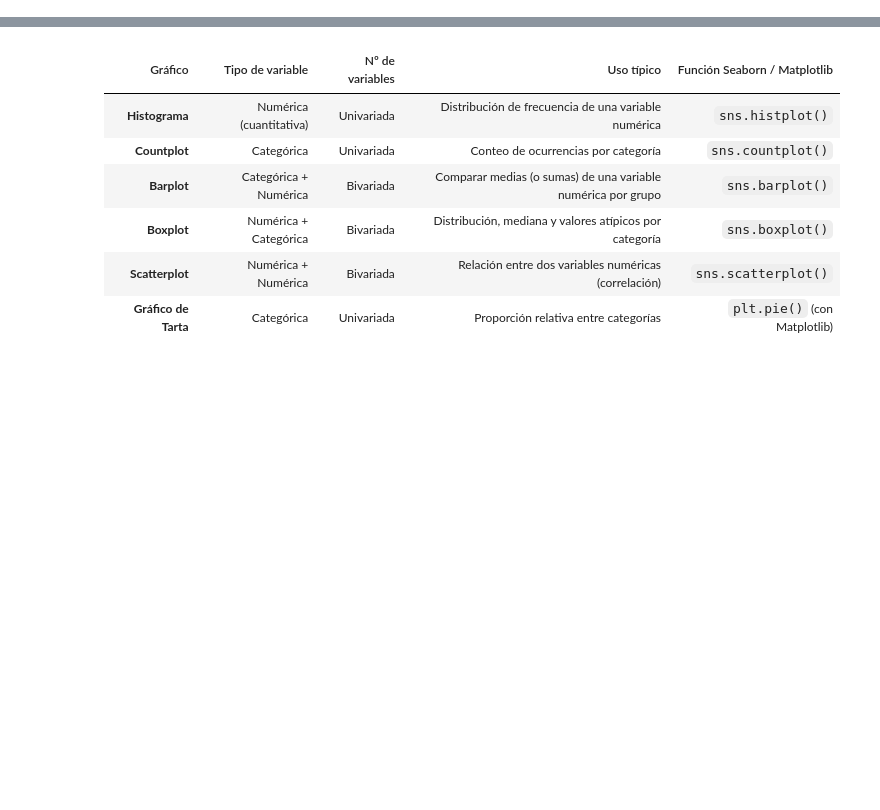
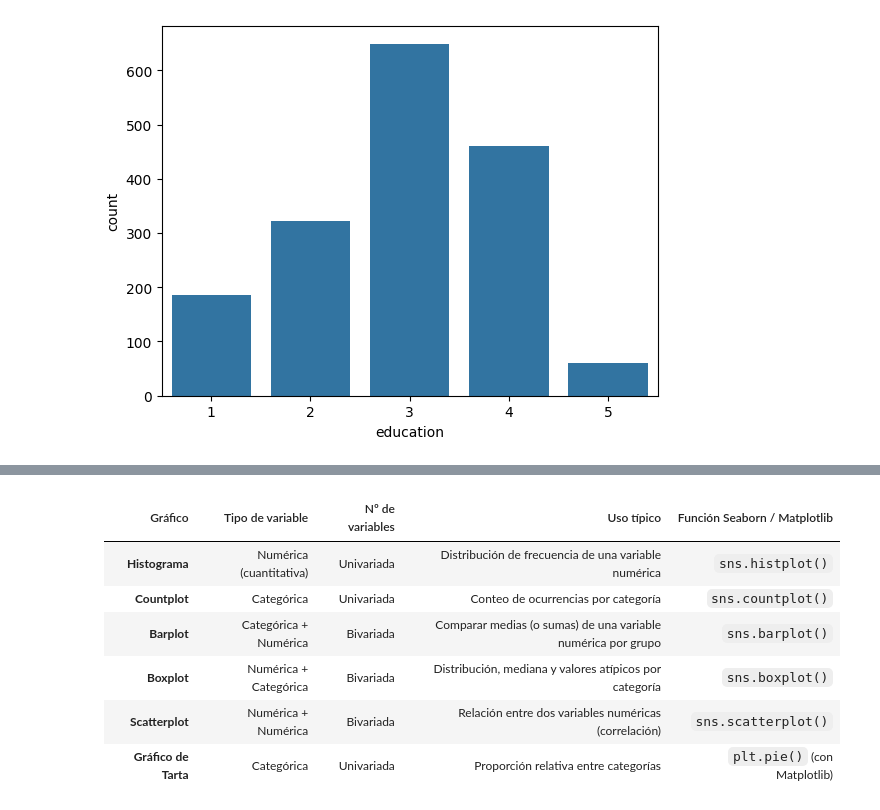
Before and after one commit to ana-nobre/Talent-Optimization-for-Corporation-HR-Data-Analytics, a Jupyter notebook: data_limpia_grafico_condiciones_carrera.ipynb, the cells around one changed output, grey strips where cells are left out. Cells and saved outputs as stored; diff of their text form; code cells hidden in the pictures; blank space fills up the shorter version.

Commit message:
Added Seaborn graphs

```diff
--- a/data_limpia_grafico_condiciones_carrera.ipynb
+++ b/data_limpia_grafico_condiciones_carrera.ipynb
@@ -100,0 +189,5 @@ df_cond_lab.head()
+# %%
+sns.countplot(data=df_activos, x='education');
+# el nivel 3 de educacion es el nivel que tiene mas empleados con el valor de sueldo intermedio de 5.362
+# %% [output]
+[figure, added]
```
Also changed, not shown: parts of 34 cells of this notebook, 3 other files.
